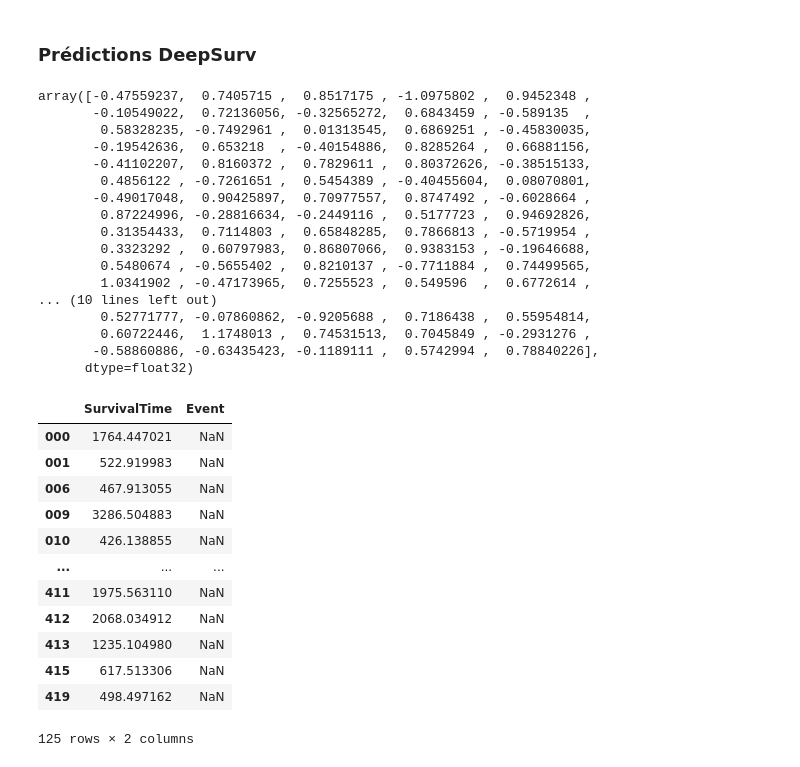
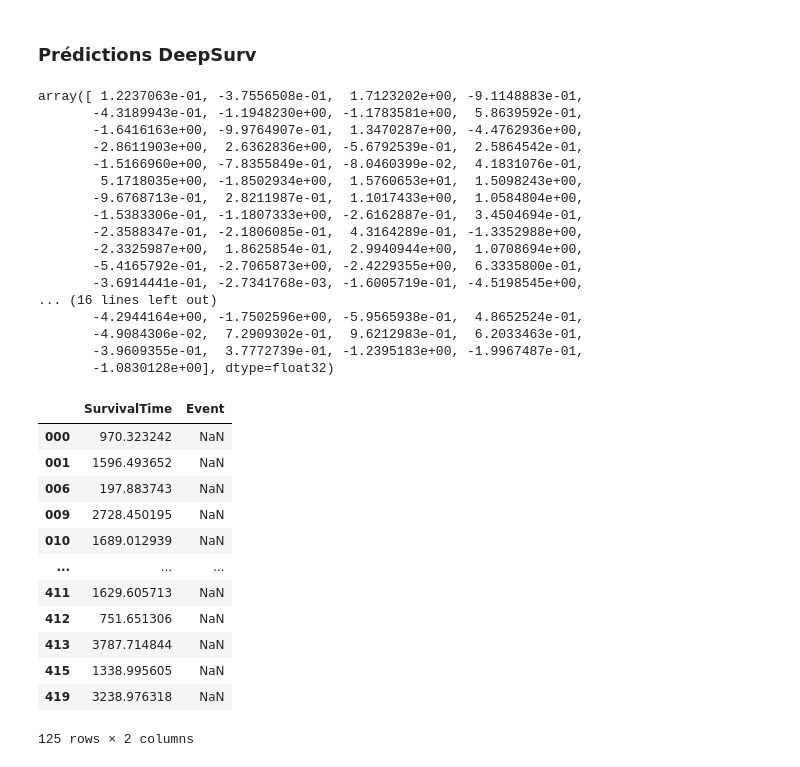
Before and after one commit to Maxime-LP/lung-owkin, a Jupyter notebook: lung.ipynb, the cells around one changed output. Saved outputs shown, nothing was run; the diff lists cells and outputs as text; code cells hidden in the pictures.

```diff
--- a/lung.ipynb
+++ b/lung.ipynb
@@ -566,44 +566,44 @@ x_mapper = DataFrameMapper(standardize + leave)
 
 xtestdeepsurv = x_mapper.fit_transform(xtest).astype('float32')
 # %%
-#surv = modelDeepL.predict(xtestimages)
-surv = modelDeepSurv.predict(xtestdeepsurv)
+surv = modelDeepL.predict(xtestimages)
+#surv = modelDeepSurv.predict(xtestdeepsurv)
 surv[:,0]
 # %% [output]
-array([-0.47559237,  0.7405715 ,  0.8517175 , -1.0975802 ,  0.9452348 ,
-       -0.10549022,  0.72136056, -0.32565272,  0.6843459 , -0.589135  ,
-        0.58328235, -0.7492961 ,  0.01313545,  0.6869251 , -0.45830035,
-       -0.19542636,  0.653218  , -0.40154886,  0.8285264 ,  0.66881156,
-       -0.41102207,  0.8160372 ,  0.7829611 ,  0.80372626, -0.38515133,
-        0.4856122 , -0.7261651 ,  0.5454389 , -0.40455604,  0.08070801,
-       -0.49017048,  0.90425897,  0.70977557,  0.8747492 , -0.6028664 ,
-        0.87224996, -0.28816634, -0.2449116 ,  0.5177723 ,  0.94692826,
-        0.31354433,  0.7114803 ,  0.65848285,  0.7866813 , -0.5719954 ,
-        0.3323292 ,  0.60797983,  0.86807066,  0.9383153 , -0.19646688,
-        0.5480674 , -0.5655402 ,  0.8210137 , -0.7711884 ,  0.74499565,
-        1.0341902 , -0.47173965,  0.7255523 ,  0.549596  ,  0.6772614 ,
-... (10 lines left out)
-        0.52771777, -0.07860862, -0.9205688 ,  0.7186438 ,  0.55954814,
-        0.60722446,  1.1748013 ,  0.74531513,  0.7045849 , -0.2931276 ,
-       -0.58860886, -0.63435423, -0.1189111 ,  0.5742994 ,  0.78840226],
-      dtype=float32)
+array([ 1.2237063e-01, -3.7556508e-01,  1.7123202e+00, -9.1148883e-01,
+       -4.3189943e-01, -1.1948230e+00, -1.1783581e+00,  5.8639592e-01,
+       -1.6416163e+00, -9.9764907e-01,  1.3470287e+00, -4.4762936e+00,
+       -2.8611903e+00,  2.6362836e+00, -5.6792539e-01,  2.5864542e-01,
+       -1.5166960e+00, -7.8355849e-01, -8.0460399e-02,  4.1831076e-01,
+        5.1718035e+00, -1.8502934e+00,  1.5760653e+01,  1.5098243e+00,
+       -9.6768713e-01,  2.8211987e-01,  1.1017433e+00,  1.0584804e+00,
+       -1.5383306e-01, -1.1807333e+00, -2.6162887e-01,  3.4504694e-01,
+       -2.3588347e-01, -2.1806085e-01,  4.3164289e-01, -1.3352988e+00,
+       -2.3325987e+00,  1.8625854e-01,  2.9940944e+00,  1.0708694e+00,
+       -5.4165792e-01, -2.7065873e+00, -2.4229355e+00,  6.3335800e-01,
+       -3.6914441e-01, -2.7341768e-03, -1.6005719e-01, -4.5198545e+00,
+... (16 lines left out)
+       -4.2944164e+00, -1.7502596e+00, -5.9565938e-01,  4.8652524e-01,
+       -4.9084306e-02,  7.2909302e-01,  9.6212983e-01,  6.2033463e-01,
+       -3.9609355e-01,  3.7772739e-01, -1.2395183e+00, -1.9967487e-01,
+       -1.0830128e+00], dtype=float32)
 # %%
 predDf = pd.DataFrame()
 predDf['SurvivalTime'], predDf["Event"] = np.exp(-surv[:,0]+7), len(xtestdeepsurv)*[np.NaN]
 predDf.index = xtest.index
-predDf.to_csv(f"ytest_.csv")
+predDf.to_csv(f"ytest_images_shift_neg.csv")
 predDf
 # %% [output]
 |  | SurvivalTime | Event |
-| 000 | 1764.447021 | NaN |
-| 001 | 522.919983 | NaN |
-| 006 | 467.913055 | NaN |
-| 009 | 3286.504883 | NaN |
-| 010 | 426.138855 | NaN |
+| 000 | 970.323242 | NaN |
+| 001 | 1596.493652 | NaN |
+| 006 | 197.883743 | NaN |
+| 009 | 2728.450195 | NaN |
+| 010 | 1689.012939 | NaN |
 | ... | ... | ... |
-| 411 | 1975.563110 | NaN |
-| 412 | 2068.034912 | NaN |
-| 413 | 1235.104980 | NaN |
-| 415 | 617.513306 | NaN |
-| 419 | 498.497162 | NaN |
+| 411 | 1629.605713 | NaN |
+| 412 | 751.651306 | NaN |
+| 413 | 3787.714844 | NaN |
+| 415 | 1338.995605 | NaN |
+| 419 | 3238.976318 | NaN |
 125 rows × 2 columns
```
